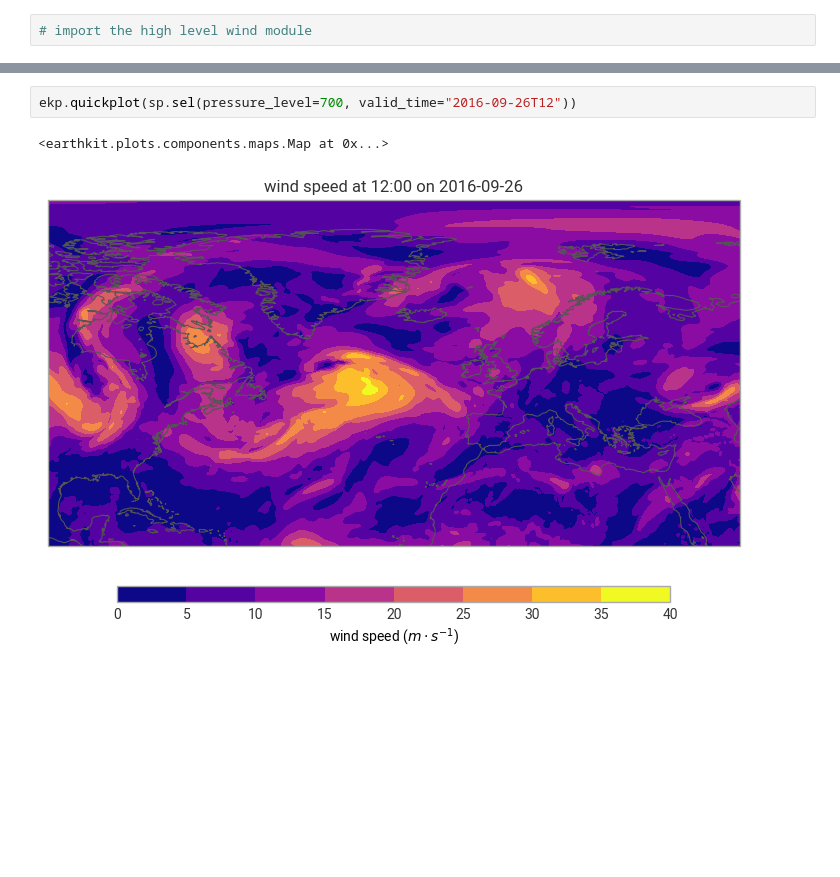
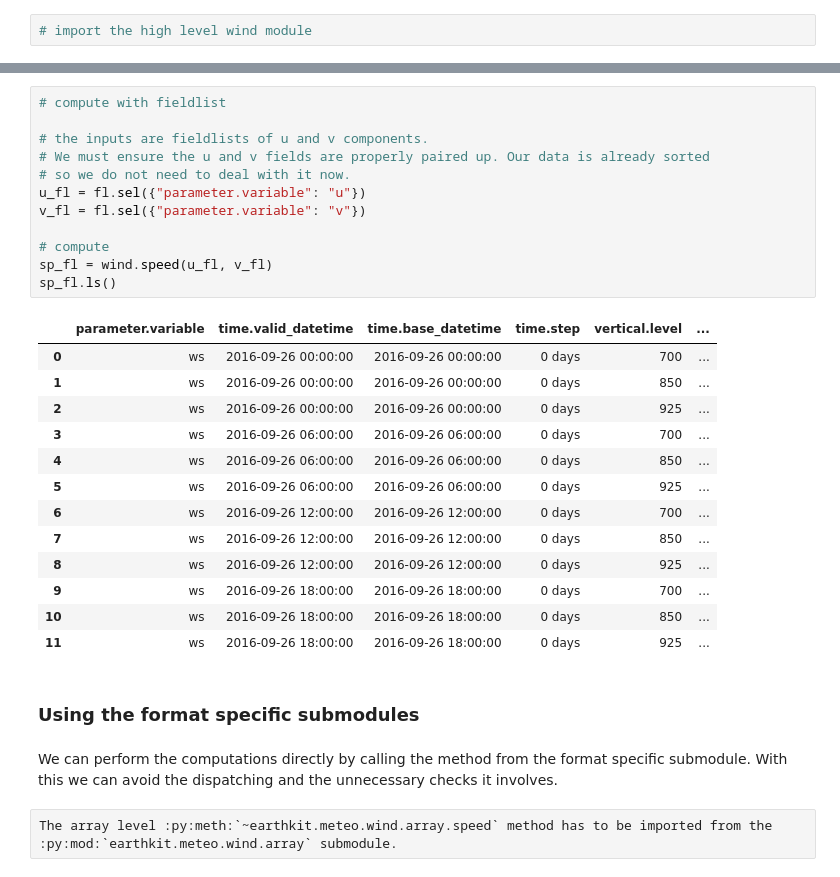
Before and after one commit to ecmwf/earthkit-meteo, a Jupyter notebook: docs/tutorials/input_formats.ipynb, the cells around one changed output, grey strips where cells are left out. Drawn from its saved outputs; the diff is of its cells as text; blank space fills up the shorter version.

Commit message:
Add input formats notebook

```diff
--- a/docs/tutorials/input_formats.ipynb
+++ b/docs/tutorials/input_formats.ipynb
@@ -67,8 +74,35 @@ array([[[[7.21209857e-04, 7.21209857e-04, 7.21209857e-04, ...,
     long_name:                                wind_speed
     units:                                    m s**-1
     standard_name:                            wind_speed
-# %%
-ekp.quickplot(sp.sel(pressure_level=700, valid_time="2016-09-26T12"))
-# %% [output]
-<earthkit.plots.components.maps.Map at 0x...>
-[figure, removed]
+# %%
+# compute with fieldlist
+
+# the inputs are fieldlists of u and v components.
+# We must ensure the u and v fields are properly paired up. Our data is already sorted
+# so we do not need to deal with it now.
+u_fl = fl.sel({"parameter.variable": "u"})
+v_fl = fl.sel({"parameter.variable": "v"})
+
+# compute
+sp_fl = wind.speed(u_fl, v_fl)
+sp_fl.ls()
+# %% [output]
+|  | parameter.variable | time.valid_datetime | time.base_datetime | time.step | vertical.level | ... |
+| 0 | ws | 2016-09-26 00:00:00 | 2016-09-26 00:00:00 | 0 days | 700 | ... |
+| 1 | ws | 2016-09-26 00:00:00 | 2016-09-26 00:00:00 | 0 days | 850 | ... |
+| 2 | ws | 2016-09-26 00:00:00 | 2016-09-26 00:00:00 | 0 days | 925 | ... |
+| 3 | ws | 2016-09-26 06:00:00 | 2016-09-26 06:00:00 | 0 days | 700 | ... |
+| 4 | ws | 2016-09-26 06:00:00 | 2016-09-26 06:00:00 | 0 days | 850 | ... |
+| 5 | ws | 2016-09-26 06:00:00 | 2016-09-26 06:00:00 | 0 days | 925 | ... |
+| 6 | ws | 2016-09-26 12:00:00 | 2016-09-26 12:00:00 | 0 days | 700 | ... |
+| 7 | ws | 2016-09-26 12:00:00 | 2016-09-26 12:00:00 | 0 days | 850 | ... |
+| 8 | ws | 2016-09-26 12:00:00 | 2016-09-26 12:00:00 | 0 days | 925 | ... |
+| 9 | ws | 2016-09-26 18:00:00 | 2016-09-26 18:00:00 | 0 days | 700 | ... |
+| 10 | ws | 2016-09-26 18:00:00 | 2016-09-26 18:00:00 | 0 days | 850 | ... |
+| 11 | ws | 2016-09-26 18:00:00 | 2016-09-26 18:00:00 | 0 days | 925 | ... |
+# %% [markdown]
+### Using the format specific submodules
+# %% [markdown]
+We can perform the computations directly by calling the method from the format specific submodule. With this we can avoid the dispatching and the unnecessary checks it involves.
+# %% [raw]
+The array level :py:meth:`~earthkit.meteo.wind.array.speed` method has to be imported from the :py:mod:`earthkit.meteo.wind.array` submodule.
```
Also changed, not shown: parts of 33 cells of this notebook, 4 other files.
